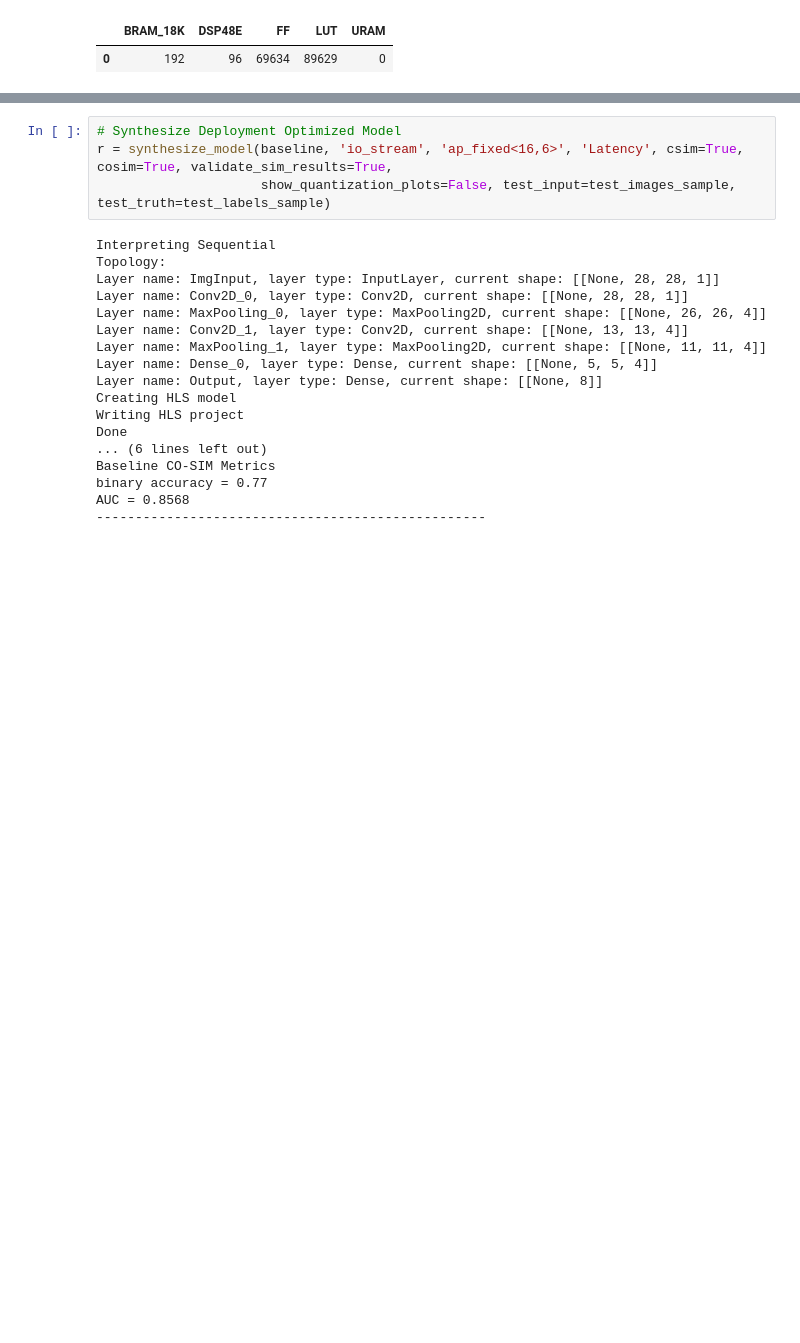
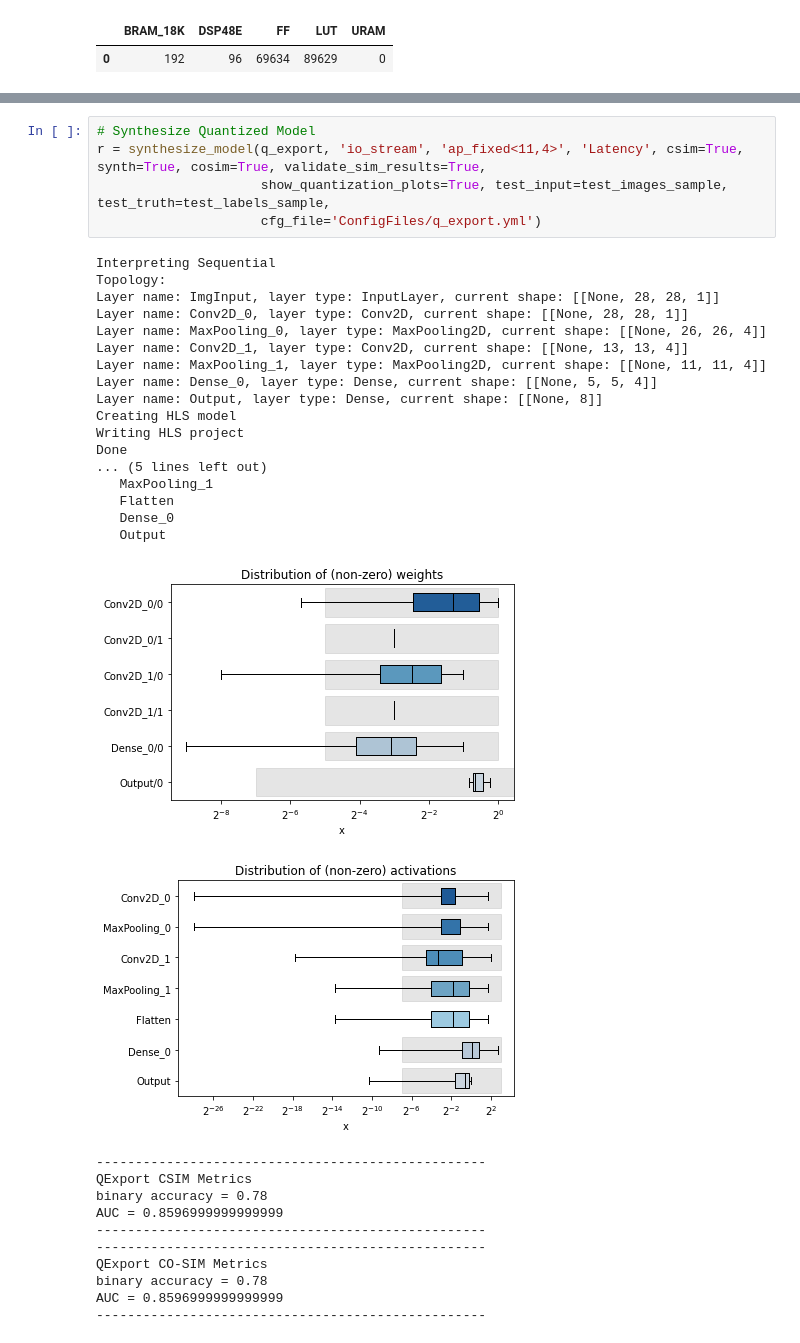
Before and after one commit to veyron8800/StreamCNNTesting, a Jupyter notebook: LetterClassification.ipynb, the cells around one changed output, grey strips where cells are left out. Cells and saved outputs as stored; diff of their text form; blank space fills up the shorter version.

```diff
--- a/LetterClassification.ipynb
+++ b/LetterClassification.ipynb
@@ -277,25 +246,38 @@ for layer in e_dom.layers:
 # %%
-# Synthesize Deployment Optimized Model
-r = synthesize_model(baseline, 'io_stream', 'ap_fixed<16,6>', 'Latency', csim=True, cosim=True, validate_sim_results=True,
-                     show_quantization_plots=False, test_input=test_images_sample, test_truth=test_labels_sample)
+# Synthesize Quantized Model
+r = synthesize_model(q_export, 'io_stream', 'ap_fixed<11,4>', 'Latency', csim=True, synth=True, cosim=True, validate_sim_results=True,
+                     show_quantization_plots=True, test_input=test_images_sample, test_truth=test_labels_sample,
+                     cfg_file='ConfigFiles/q_export.yml')
 # %% [output]
 Interpreting Sequential
 Topology:
 Layer name: ImgInput, layer type: InputLayer, current shape: [[None, 28, 28, 1]]
 Layer name: Conv2D_0, layer type: Conv2D, current shape: [[None, 28, 28, 1]]
 Layer name: MaxPooling_0, layer type: MaxPooling2D, current shape: [[None, 26, 26, 4]]
 Layer name: Conv2D_1, layer type: Conv2D, current shape: [[None, 13, 13, 4]]
 Layer name: MaxPooling_1, layer type: MaxPooling2D, current shape: [[None, 11, 11, 4]]
 Layer name: Dense_0, layer type: Dense, current shape: [[None, 5, 5, 4]]
 Layer name: Output, layer type: Dense, current shape: [[None, 8]]
 Creating HLS model
 Writing HLS project
 Done
-... (6 lines left out)
-Baseline CO-SIM Metrics
-binary accuracy = 0.77
-AUC = 0.8568
---------------------------------------------------
+... (5 lines left out)
+   MaxPooling_1
+   Flatten
+   Dense_0
+   Output
+[figure, added]
+[figure, added]
+--------------------------------------------------
+QExport CSIM Metrics
+binary accuracy = 0.78
+AUC = 0.8596999999999999
+--------------------------------------------------
+--------------------------------------------------
+QExport CO-SIM Metrics
+binary accuracy = 0.78
+AUC = 0.8596999999999999
+--------------------------------------------------
 # %%
 # Quantized model io_stream synthesis results
 print('Latency Clock Cycles')
```
Also changed, not shown: parts of 16 cells of this notebook, 6 other files.
